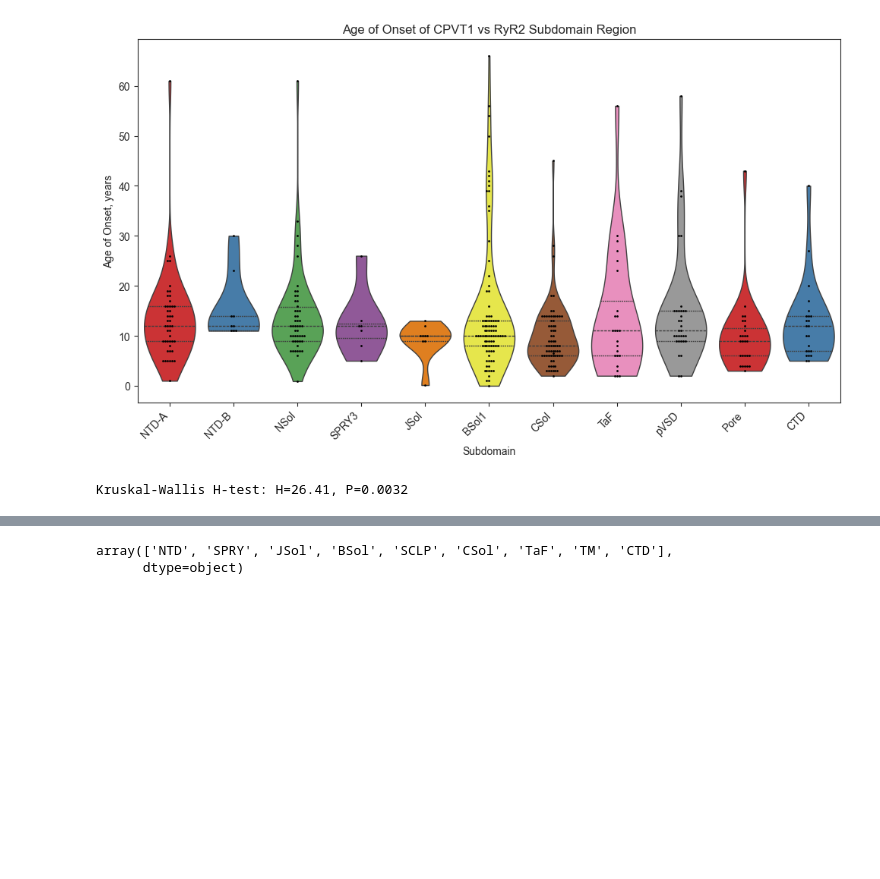
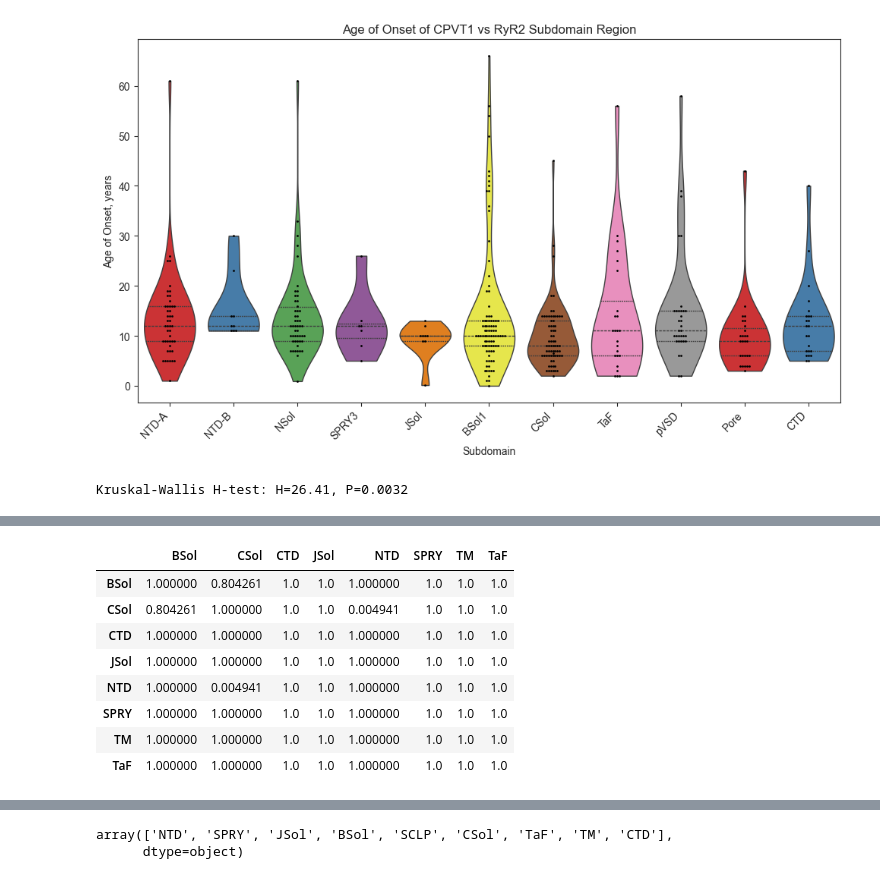
Before and after one commit to alexdaiii/cpvt_database_analysis, a Jupyter notebook: notebooks/analysis_1.ipynb, the cells around one changed output, grey strips where cells are left out. Saved outputs shown, nothing was run; the diff lists cells and outputs as text; code cells hidden in the pictures; blank space fills up the shorter version.

```diff
--- a/notebooks/analysis_1.ipynb
+++ b/notebooks/analysis_1.ipynb
@@ -1024,0 +1059,19 @@ Kruskal-Wallis H-test: H=26.41, P=0.0032
+# %%
+#age of onset vs DOMAIN
+pvals_domain = sp.posthoc_dunn(
+    domain_cleaned,
+    val_col='age_of_onset::CPVT1',
+    group_col='domain',
+    p_adjust='bonferroni'
+)
+pvals_domain
+# %% [output]
+|  | BSol | CSol | CTD | JSol | NTD | SPRY | TM | TaF |
+| BSol | 1.000000 | 0.804261 | 1.0 | 1.0 | 1.000000 | 1.0 | 1.0 | 1.0 |
+| CSol | 0.804261 | 1.000000 | 1.0 | 1.0 | 0.004941 | 1.0 | 1.0 | 1.0 |
+| CTD | 1.000000 | 1.000000 | 1.0 | 1.0 | 1.000000 | 1.0 | 1.0 | 1.0 |
+| JSol | 1.000000 | 1.000000 | 1.0 | 1.0 | 1.000000 | 1.0 | 1.0 | 1.0 |
+| NTD | 1.000000 | 0.004941 | 1.0 | 1.0 | 1.000000 | 1.0 | 1.0 | 1.0 |
+| SPRY | 1.000000 | 1.000000 | 1.0 | 1.0 | 1.000000 | 1.0 | 1.0 | 1.0 |
+| TM | 1.000000 | 1.000000 | 1.0 | 1.0 | 1.000000 | 1.0 | 1.0 | 1.0 |
+| TaF | 1.000000 | 1.000000 | 1.0 | 1.0 | 1.000000 | 1.0 | 1.0 | 1.0 |
```
Also changed, not shown: parts of 13 cells of this notebook, 2 other files.
